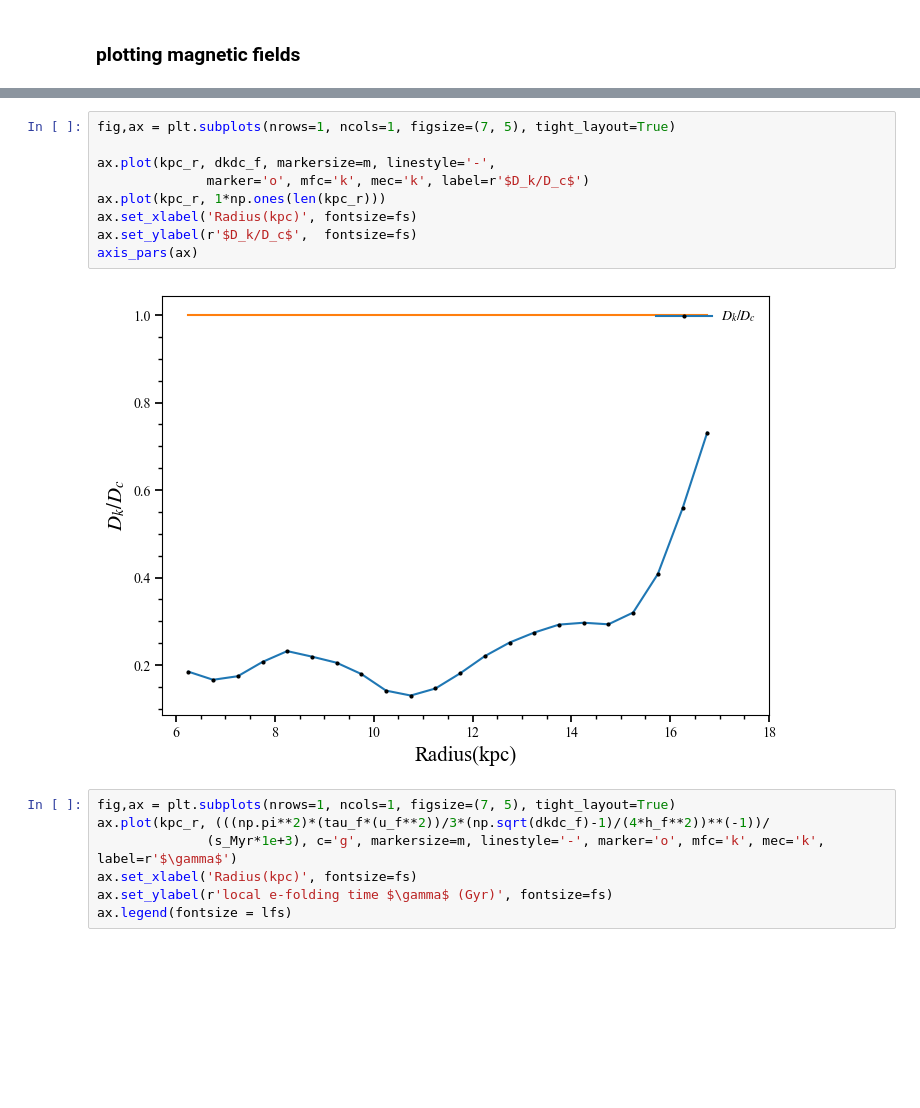
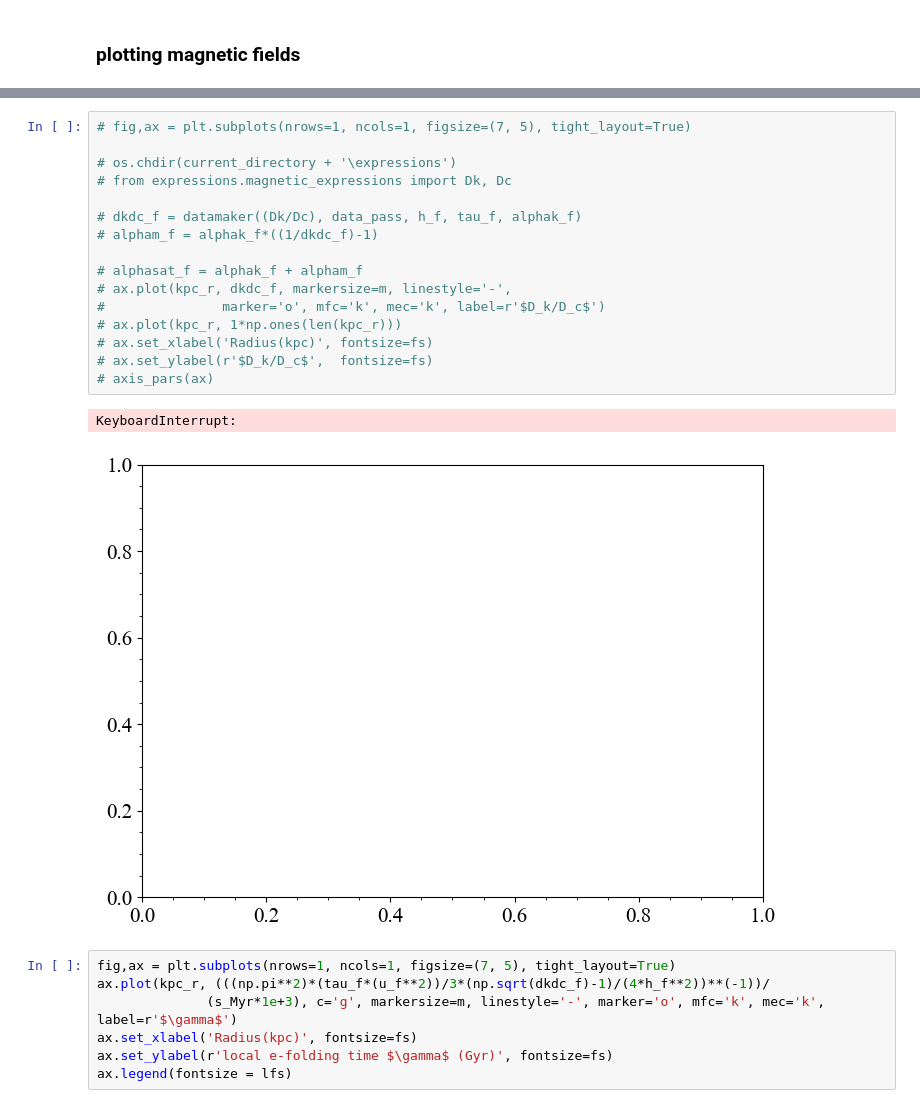
Before and after one commit to Rnazx/MSc.-Thesis, a Jupyter notebook: plots.ipynb, the cells around one changed output, grey strips where cells are left out. Drawn from its saved outputs; the diff is of its cells as text; blank space fills up the shorter version.

```diff
--- a/plots.ipynb
+++ b/plots.ipynb
@@ -383,14 +355,22 @@ axis_pars(ax)
 # %%
-fig,ax = plt.subplots(nrows=1, ncols=1, figsize=(7, 5), tight_layout=True)
+# fig,ax = plt.subplots(nrows=1, ncols=1, figsize=(7, 5), tight_layout=True)
 
-ax.plot(kpc_r, dkdc_f, markersize=m, linestyle='-',
-              marker='o', mfc='k', mec='k', label=r'$D_k/D_c$')
-ax.plot(kpc_r, 1*np.ones(len(kpc_r)))
-ax.set_xlabel('Radius(kpc)', fontsize=fs)
-ax.set_ylabel(r'$D_k/D_c$',  fontsize=fs)
-axis_pars(ax)
+# os.chdir(current_directory + '\expressions')
+# from expressions.magnetic_expressions import Dk, Dc
+
+# dkdc_f = datamaker((Dk/Dc), data_pass, h_f, tau_f, alphak_f)
+# alpham_f = alphak_f*((1/dkdc_f)-1)
+
+# alphasat_f = alphak_f + alpham_f
+# ax.plot(kpc_r, dkdc_f, markersize=m, linestyle='-',
+#               marker='o', mfc='k', mec='k', label=r'$D_k/D_c$')
+# ax.plot(kpc_r, 1*np.ones(len(kpc_r)))
+# ax.set_xlabel('Radius(kpc)', fontsize=fs)
+# ax.set_ylabel(r'$D_k/D_c$',  fontsize=fs)
+# axis_pars(ax)
 # %% [output]
+KeyboardInterrupt:
-[figure, old version]
+[figure, new version]
 # %%
 fig,ax = plt.subplots(nrows=1, ncols=1, figsize=(7, 5), tight_layout=True)
 ax.plot(kpc_r, (((np.pi**2)*(tau_f*(u_f**2))/3*(np.sqrt(dkdc_f)-1)/(4*h_f**2))**(-1))/
```
Also changed, not shown: parts of 9 cells of this notebook, 10 other files.
